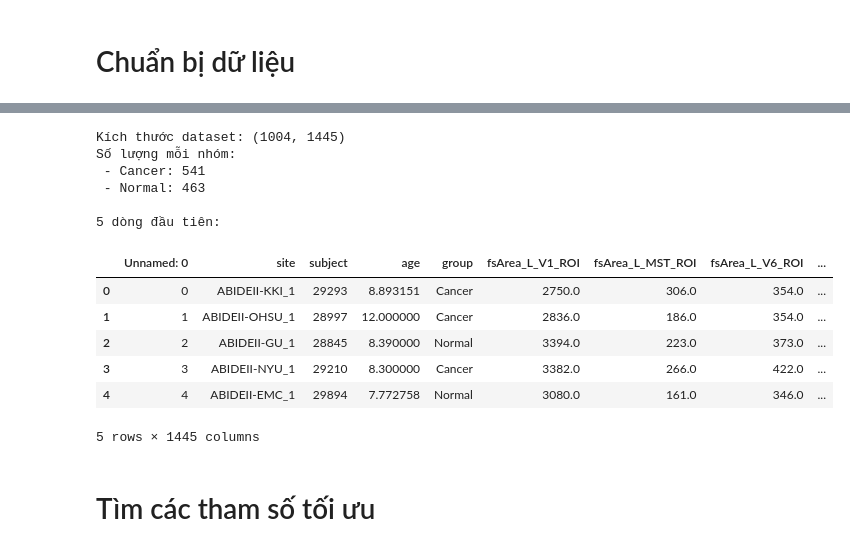
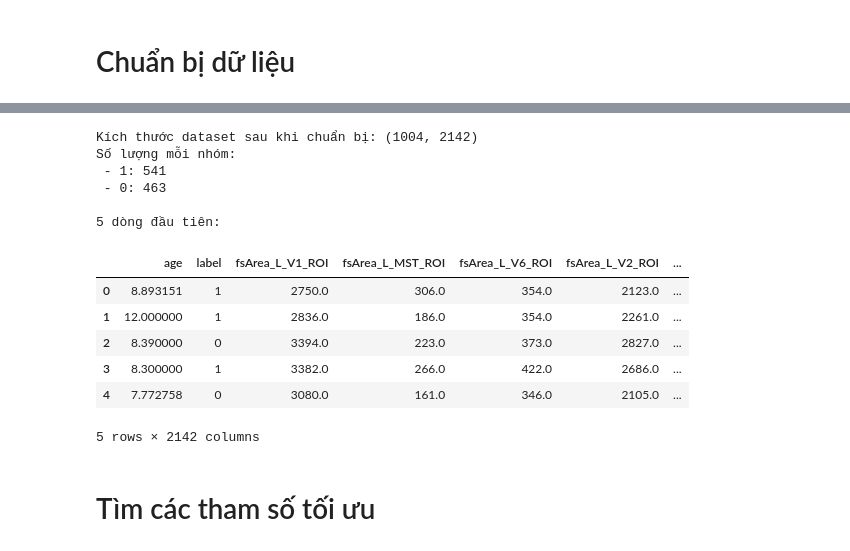
Before and after one commit to khoaoe/HCMUS-MathAI-Lab2-PCAAndClustering, a Jupyter notebook: Clustering/clustering.ipynb, the cells around one changed output, grey strips where cells are left out. Saved outputs shown, nothing was run; the diff lists cells and outputs as text; code cells hidden in the pictures.

```diff
--- a/Clustering/clustering.ipynb
+++ b/Clustering/clustering.ipynb
@@ -595,0 +1182,2 @@ except:
+# %%
+df_original, df, X, y = prepare_data(file_path)
@@ -595,0 +1186,9 @@ except:
+# %%
+# Thông tin dữ liệu ban đầu
+print(f"Kích thước dataset ban đầu: {df_original.shape}")
+print(f"Số lượng mỗi nhóm:")
+for i in range(len(df_original ['group'].unique())):
+    print(f" - {df_original['group'].unique()[i]}: {df_original['group'].value_counts().iloc[i]}")
+
+print("\n5 dòng đầu tiên:")
+df_original.head()
@@ -596,23 +1209,23 @@ except:
 # %%
-# Thông tin dữ liệu
-print(f"Kích thước dataset: {df.shape}")
+# Thông tin dữ liệu sau khi chuan bi
+print(f"Kích thước dataset sau khi chuẩn bị: {df.shape}")
 print(f"Số lượng mỗi nhóm:")
-for i in range(len(df['group'].unique())):
-    print(f" - {df['group'].unique()[i]}: {df['group'].value_counts().iloc[i]}")
+for i in range(len(df['label'].unique())):
+    print(f" - {df['label'].unique()[i]}: {df['label'].value_counts().iloc[i]}")
 
 print("\n5 dòng đầu tiên:")
 df.head()
 # %% [output]
-Kích thước dataset: (1004, 1445)
+Kích thước dataset sau khi chuẩn bị: (1004, 2142)
 Số lượng mỗi nhóm:
- - Cancer: 541
- - Normal: 463
+ - 1: 541
+ - 0: 463
 
 5 dòng đầu tiên:
-|  | Unnamed: 0 | site | subject | age | group | fsArea_L_V1_ROI | fsArea_L_MST_ROI | fsArea_L_V6_ROI | ... |
-| 0 | 0 | ABIDEII-KKI_1 | 29293 | 8.893151 | Cancer | 2750.0 | 306.0 | 354.0 | ... |
-| 1 | 1 | ABIDEII-OHSU_1 | 28997 | 12.000000 | Cancer | 2836.0 | 186.0 | 354.0 | ... |
-| 2 | 2 | ABIDEII-GU_1 | 28845 | 8.390000 | Normal | 3394.0 | 223.0 | 373.0 | ... |
-| 3 | 3 | ABIDEII-NYU_1 | 29210 | 8.300000 | Cancer | 3382.0 | 266.0 | 422.0 | ... |
-| 4 | 4 | ABIDEII-EMC_1 | 29894 | 7.772758 | Normal | 3080.0 | 161.0 | 346.0 | ... |
+|  | age | label | fsArea_L_V1_ROI | fsArea_L_MST_ROI | fsArea_L_V6_ROI | fsArea_L_V2_ROI | ... |
+| 0 | 8.893151 | 1 | 2750.0 | 306.0 | 354.0 | 2123.0 | ... |
+| 1 | 12.000000 | 1 | 2836.0 | 186.0 | 354.0 | 2261.0 | ... |
+| 2 | 8.390000 | 0 | 3394.0 | 223.0 | 373.0 | 2827.0 | ... |
+| 3 | 8.300000 | 1 | 3382.0 | 266.0 | 422.0 | 2686.0 | ... |
+| 4 | 7.772758 | 0 | 3080.0 | 161.0 | 346.0 | 2105.0 | ... |
-5 rows × 1445 columns
+5 rows × 2142 columns
```
Also changed, not shown: parts of 16 cells of this notebook, 1 other file.
